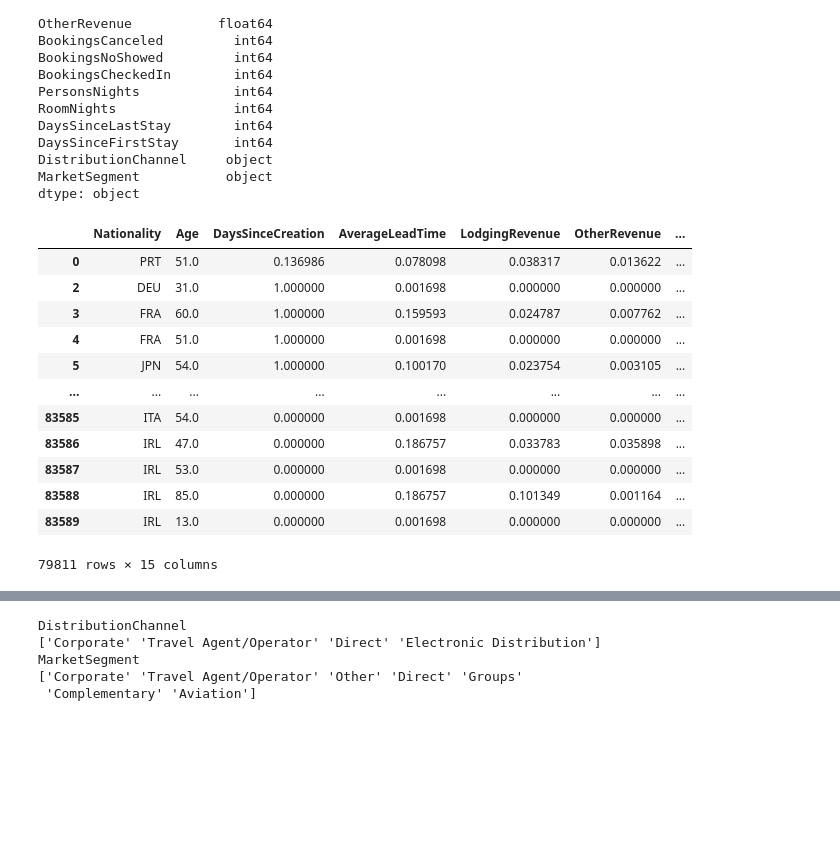
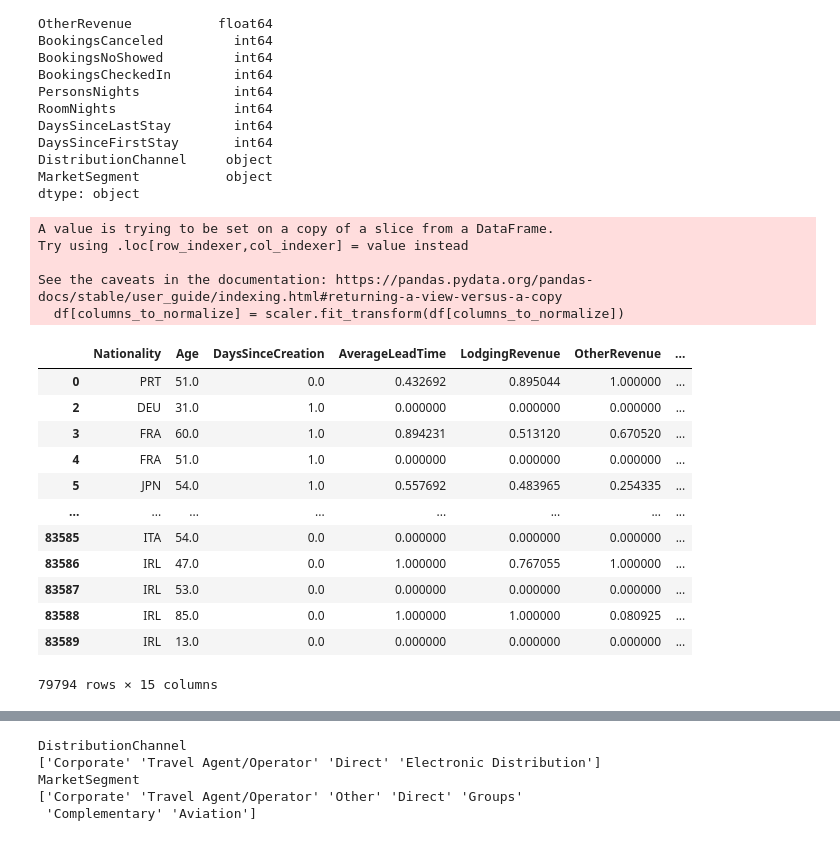
Before and after one commit to LouiseOliviaPanggabean/KEL2_DATAMINING, a Jupyter notebook: KELOMPOK 2.ipynb, the cells around one changed output, grey strips where cells are left out. Cells and saved outputs as stored; diff of their text form; code cells hidden in the pictures; blank space fills up the shorter version.

```diff
--- a/KELOMPOK 2.ipynb
+++ b/KELOMPOK 2.ipynb
@@ -183,0 +194,9 @@ numeric_df.corr()
+# %%
+# Hapus baris dengan nilai 'age' kurang dari 0
+df = df[df['Age'] >= 0]
+
+# Cek jumlah baris pada kolom 'age'
+jumlah_baris = df['Age'].count()
+
+# Tampilkan jumlah baris
+print(f"Jumlah baris pada kolom 'Age' setelah penghapusan: {jumlah_baris}")
@@ -206,7 +227,7 @@ dtype: int64
 # %%
 #MENGATASI OUTLIER DENGAN MENGGUNAKAN WINSORIZE
 
-numeric_df = df.select_dtypes(include=['number'])
+numeric_df = df.select_dtypes(include=['number']).drop(columns=['Age','BookingsCanceled','BookingsNoShowed','BookingsCheckedIn'])
 # Winsorize setiap kolom numerik di numeric_df
 df_winsorized = numeric_df.apply(lambda x: winsorize(x, limits=[0.25, 0.25]))  # Winsorize 25% terendah dan 25% tertinggi
 # Cek kembali jumlah outlier setelah winsorizing
@@ -232,0 +266,2 @@ dtype: int64
+# %%
+df.update(df_winsorized)
@@ -252,31 +303,36 @@ dtype: object
 # %%
 # Melakukan Normalisasi dengan rentang 0-1
 
 # Inisialisasi scaler
 scaler = MinMaxScaler()
 
 # Pilih kolom yang akan dinormalisasi
 columns_to_normalize = ['DaysSinceCreation', 'AverageLeadTime',
        'LodgingRevenue', 'OtherRevenue', 'BookingsCanceled', 'BookingsCheckedIn', 'PersonsNights', 'RoomNights',
-       'DaysSinceLastStay', 'DaysSinceFirstStay']
+       'DaysSinceLastStay', 'DaysSinceFirstStay','BookingsNoShowed']
 
 # Transformasi kolom
 df[columns_to_normalize] = scaler.fit_transform(df[columns_to_normalize])
 df
 # %% [output]
+A value is trying to be set on a copy of a slice from a DataFrame.
+Try using .loc[row_indexer,col_indexer] = value instead
+
+See the caveats in the documentation: https://pandas.pydata.org/pandas-docs/stable/user_guide/indexing.html#returning-a-view-versus-a-copy
+  df[columns_to_normalize] = scaler.fit_transform(df[columns_to_normalize])
 |  | Nationality | Age | DaysSinceCreation | AverageLeadTime | LodgingRevenue | OtherRevenue | ... |
-| 0 | PRT | 51.0 | 0.136986 | 0.078098 | 0.038317 | 0.013622 | ... |
-| 2 | DEU | 31.0 | 1.000000 | 0.001698 | 0.000000 | 0.000000 | ... |
-| 3 | FRA | 60.0 | 1.000000 | 0.159593 | 0.024787 | 0.007762 | ... |
-| 4 | FRA | 51.0 | 1.000000 | 0.001698 | 0.000000 | 0.000000 | ... |
-| 5 | JPN | 54.0 | 1.000000 | 0.100170 | 0.023754 | 0.003105 | ... |
+| 0 | PRT | 51.0 | 0.0 | 0.432692 | 0.895044 | 1.000000 | ... |
+| 2 | DEU | 31.0 | 1.0 | 0.000000 | 0.000000 | 0.000000 | ... |
+| 3 | FRA | 60.0 | 1.0 | 0.894231 | 0.513120 | 0.670520 | ... |
+| 4 | FRA | 51.0 | 1.0 | 0.000000 | 0.000000 | 0.000000 | ... |
+| 5 | JPN | 54.0 | 1.0 | 0.557692 | 0.483965 | 0.254335 | ... |
 | ... | ... | ... | ... | ... | ... | ... | ... |
-| 83585 | ITA | 54.0 | 0.000000 | 0.001698 | 0.000000 | 0.000000 | ... |
-| 83586 | IRL | 47.0 | 0.000000 | 0.186757 | 0.033783 | 0.035898 | ... |
-| 83587 | IRL | 53.0 | 0.000000 | 0.001698 | 0.000000 | 0.000000 | ... |
-| 83588 | IRL | 85.0 | 0.000000 | 0.186757 | 0.101349 | 0.001164 | ... |
-| 83589 | IRL | 13.0 | 0.000000 | 0.001698 | 0.000000 | 0.000000 | ... |
+| 83585 | ITA | 54.0 | 0.0 | 0.000000 | 0.000000 | 0.000000 | ... |
+| 83586 | IRL | 47.0 | 0.0 | 1.000000 | 0.767055 | 1.000000 | ... |
+| 83587 | IRL | 53.0 | 0.0 | 0.000000 | 0.000000 | 0.000000 | ... |
+| 83588 | IRL | 85.0 | 0.0 | 1.000000 | 1.000000 | 0.080925 | ... |
+| 83589 | IRL | 13.0 | 0.0 | 0.000000 | 0.000000 | 0.000000 | ... |
-79811 rows × 15 columns
+79794 rows × 15 columns
 # %%
 # Histogram
 df.hist(bins=40, figsize=(25, 20))
```
Also changed, not shown: parts of 46 cells of this notebook.
